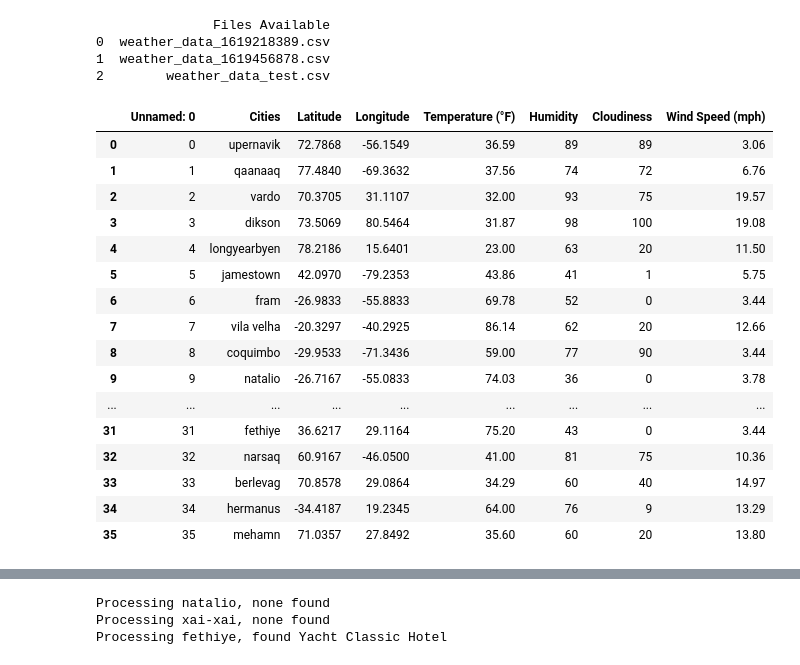
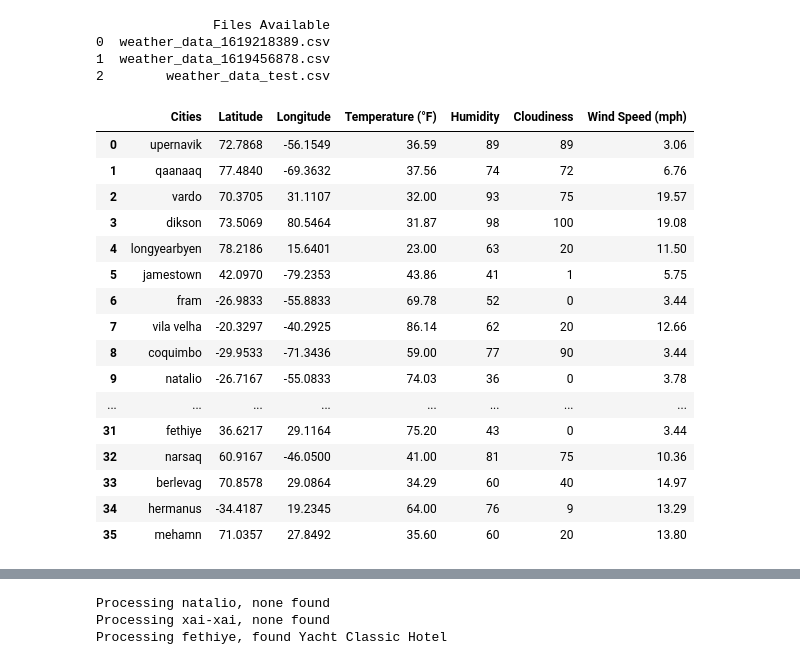
Before and after one commit to JuanjoFernandez/python-api-challenge, a Jupyter notebook: VacationPy/VacationPy.ipynb, the cells around one changed output, grey strips where cells are left out. Cells and saved outputs as stored; diff of their text form; code cells hidden in the pictures.

Commit message:
Reindexes some dataframes

```diff
--- a/VacationPy/VacationPy.ipynb
+++ b/VacationPy/VacationPy.ipynb
@@ -15,48 +15,48 @@ gmaps.configure(api_key=api_key)
 # %%
 # Importing csv with cities data
 
 ## Retrieving file list
 avail_files = []
 path = os.path.join('..', 'WeatherPy', 'results_csv')
 for _ in os.scandir(path):
     if os.path.isfile:
         (avail_files.append(_.name))
 
 # Saving the files list to a dataframe to allow user input by number
 avail_files = pd.DataFrame({'Files Available': avail_files})
 print (avail_files)
 
 # For testing purposes, switch comment after testing
 #import_file = int (input("Type the index of the file you want to use: "))
 import_file = 2
 
 # Opening csv file and converting to dataframe
 csv_path = os.path.join('..', 'WeatherPy', 'results_csv', avail_files.loc[import_file, 'Files Available'])
-weather_data = pd.read_csv(csv_path)
+weather_data = pd.read_csv(csv_path, index_col=0)
 
 weather_data
 # %% [output]
                Files Available
 0  weather_data_1619218389.csv
 1  weather_data_1619456878.csv
 2        weather_data_test.csv
-|  | Unnamed: 0 | Cities | Latitude | Longitude | Temperature (°F) | Humidity | Cloudiness | Wind Speed (mph) |
-| 0 | 0 | upernavik | 72.7868 | -56.1549 | 36.59 | 89 | 89 | 3.06 |
-| 1 | 1 | qaanaaq | 77.4840 | -69.3632 | 37.56 | 74 | 72 | 6.76 |
-| 2 | 2 | vardo | 70.3705 | 31.1107 | 32.00 | 93 | 75 | 19.57 |
-| 3 | 3 | dikson | 73.5069 | 80.5464 | 31.87 | 98 | 100 | 19.08 |
-| 4 | 4 | longyearbyen | 78.2186 | 15.6401 | 23.00 | 63 | 20 | 11.50 |
-| 5 | 5 | jamestown | 42.0970 | -79.2353 | 43.86 | 41 | 1 | 5.75 |
-| 6 | 6 | fram | -26.9833 | -55.8833 | 69.78 | 52 | 0 | 3.44 |
-| 7 | 7 | vila velha | -20.3297 | -40.2925 | 86.14 | 62 | 20 | 12.66 |
-| 8 | 8 | coquimbo | -29.9533 | -71.3436 | 59.00 | 77 | 90 | 3.44 |
-| 9 | 9 | natalio | -26.7167 | -55.0833 | 74.03 | 36 | 0 | 3.78 |
-| ... | ... | ... | ... | ... | ... | ... | ... | ... |
-| 31 | 31 | fethiye | 36.6217 | 29.1164 | 75.20 | 43 | 0 | 3.44 |
-| 32 | 32 | narsaq | 60.9167 | -46.0500 | 41.00 | 81 | 75 | 10.36 |
-| 33 | 33 | berlevag | 70.8578 | 29.0864 | 34.29 | 60 | 40 | 14.97 |
-| 34 | 34 | hermanus | -34.4187 | 19.2345 | 64.00 | 76 | 9 | 13.29 |
-| 35 | 35 | mehamn | 71.0357 | 27.8492 | 35.60 | 60 | 20 | 13.80 |
+|  | Cities | Latitude | Longitude | Temperature (°F) | Humidity | Cloudiness | Wind Speed (mph) |
+| 0 | upernavik | 72.7868 | -56.1549 | 36.59 | 89 | 89 | 3.06 |
+| 1 | qaanaaq | 77.4840 | -69.3632 | 37.56 | 74 | 72 | 6.76 |
+| 2 | vardo | 70.3705 | 31.1107 | 32.00 | 93 | 75 | 19.57 |
+| 3 | dikson | 73.5069 | 80.5464 | 31.87 | 98 | 100 | 19.08 |
+| 4 | longyearbyen | 78.2186 | 15.6401 | 23.00 | 63 | 20 | 11.50 |
+| 5 | jamestown | 42.0970 | -79.2353 | 43.86 | 41 | 1 | 5.75 |
+| 6 | fram | -26.9833 | -55.8833 | 69.78 | 52 | 0 | 3.44 |
+| 7 | vila velha | -20.3297 | -40.2925 | 86.14 | 62 | 20 | 12.66 |
+| 8 | coquimbo | -29.9533 | -71.3436 | 59.00 | 77 | 90 | 3.44 |
+| 9 | natalio | -26.7167 | -55.0833 | 74.03 | 36 | 0 | 3.78 |
+| ... | ... | ... | ... | ... | ... | ... | ... |
+| 31 | fethiye | 36.6217 | 29.1164 | 75.20 | 43 | 0 | 3.44 |
+| 32 | narsaq | 60.9167 | -46.0500 | 41.00 | 81 | 75 | 10.36 |
+| 33 | berlevag | 70.8578 | 29.0864 | 34.29 | 60 | 40 | 14.97 |
+| 34 | hermanus | -34.4187 | 19.2345 | 64.00 | 76 | 9 | 13.29 |
+| 35 | mehamn | 71.0357 | 27.8492 | 35.60 | 60 | 20 | 13.80 |
 # %%
 # Obtaining the humidity level heat map
 
```
Also changed, not shown: parts of 4 cells of this notebook, 1 other file.
